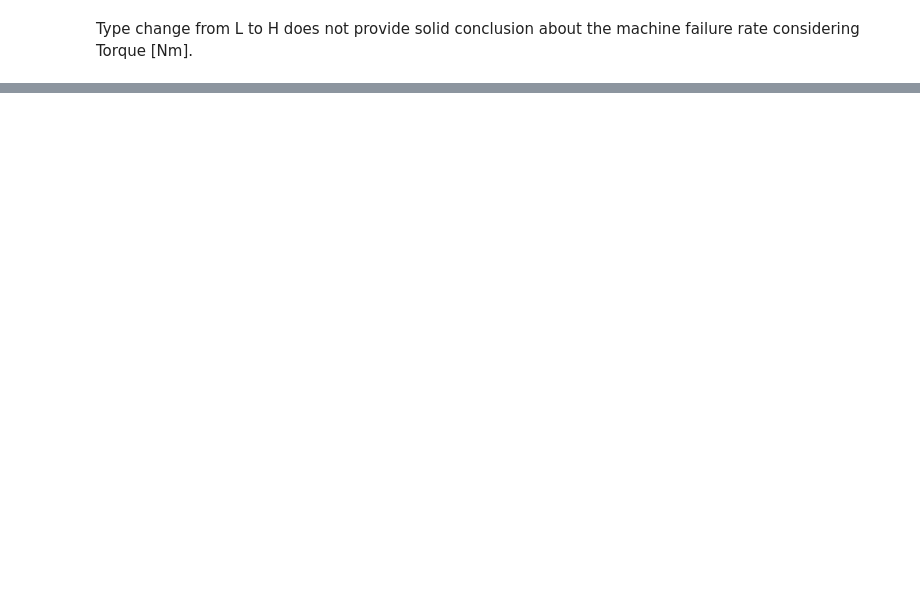
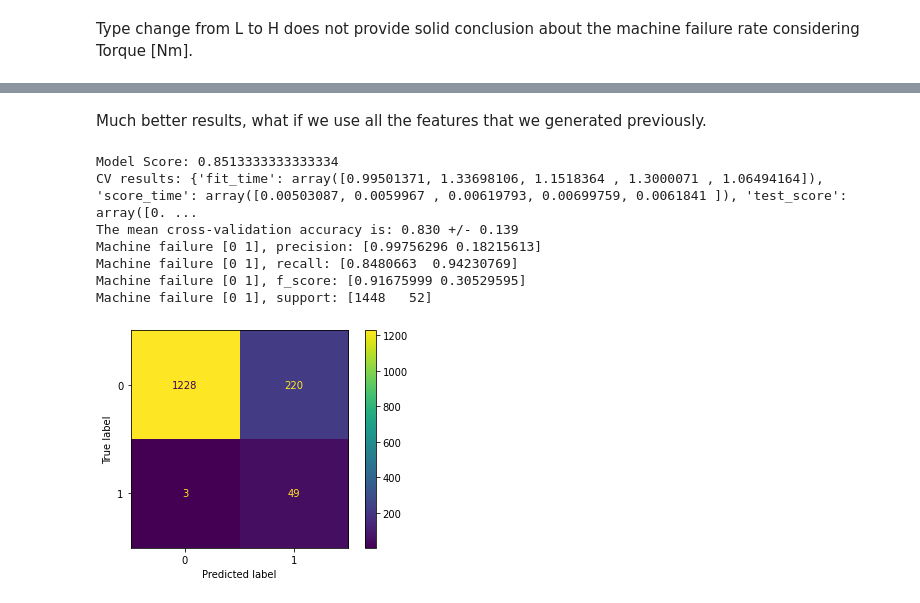
Before and after one commit to KayhanB21/AI4I-2020-predictive-maintenance, a Jupyter notebook: feature-evaluation.ipynb, the cells around one changed output, grey strips where cells are left out. Cells and saved outputs as stored; diff of their text form; code cells hidden in the pictures; blank space fills up the shorter version.

```diff
--- a/feature-evaluation.ipynb
+++ b/feature-evaluation.ipynb
@@ -594,0 +857,46 @@ Wall time: 0 ns
+# %% [markdown]
+Much better results, what if we use all the features that we generated previously.
+# %%
+%%time
+# @formatter:on
+
+numerical_columns = numerical_columns_selector(df)
+preprocessor = ColumnTransformer([
+    ('one-hot-encoder', categorical_preprocessor, ['Type']),
+    ('standard-scaler', numerical_preprocessor, numerical_columns)])
+sm = SMOTE(random_state = 42)
+model = make_pipeline(preprocessor, sm, LogisticRegression(max_iter = settings.notebook.feature_evaluation.logistic_regression.max_iter))
+data_train, data_test, target_train, target_test = train_test_split(df,
+                                                                    target,
+                                                                    test_size = settings.notebook.feature_evaluation.logistic_regression.test_size,
+                                                                    stratify = target,
+                                                                    random_state = 42)
+
+_ = model.fit(data_train, target_train)
+print(f"Model Score: {model.score(data_test, target_test)}")
+cv_results = cross_validate(model, df, target, cv = 5)
+print(f"CV results: {cv_results}")
+scores = cv_results["test_score"]
+print(f"The mean cross-validation accuracy is: {scores.mean():.3f} +/- {scores.std():.3f}")
+y_pred = model.predict(data_test)
+precision, recall, f_score, support = score(target_test, y_pred)
+print(f'Machine failure {model.classes_}, precision: {precision}')
+print(f'Machine failure {model.classes_}, recall: {recall}')
+print(f'Machine failure {model.classes_}, f_score: {f_score}')
+print(f'Machine failure {model.classes_}, support: {support}')
+cm = confusion_matrix(y_true = target_test,
+                      y_pred = y_pred,
+                      labels = model.classes_)
+disp = ConfusionMatrixDisplay(confusion_matrix = cm,
+                              display_labels = model.classes_)
+disp.plot()
+plt.show()
+# %% [output]
+Model Score: 0.8513333333333334
+CV results: {'fit_time': array([0.99501371, 1.33698106, 1.1518364 , 1.3000071 , 1.06494164]), 'score_time': array([0.00503087, 0.0059967 , 0.00619793, 0.00699759, 0.0061841 ]), 'test_score': array([0. ...
+The mean cross-validation accuracy is: 0.830 +/- 0.139
+Machine failure [0 1], precision: [0.99756296 0.18215613]
+Machine failure [0 1], recall: [0.8480663  0.94230769]
+Machine failure [0 1], f_score: [0.91675999 0.30529595]
+Machine failure [0 1], support: [1448   52]
+[figure, added]
```
Also changed, not shown: parts of 46 cells of this notebook, 3 other files.
